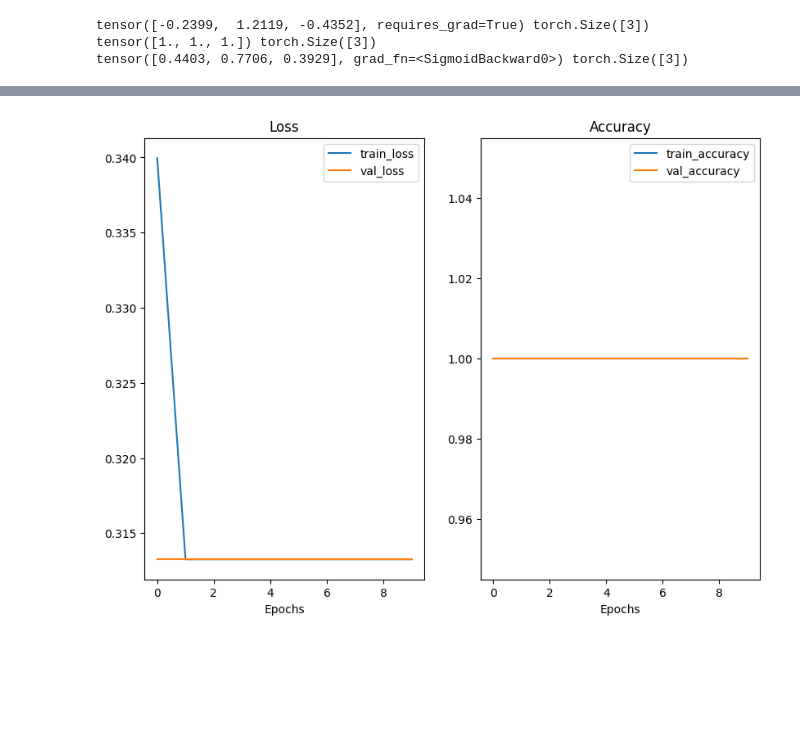
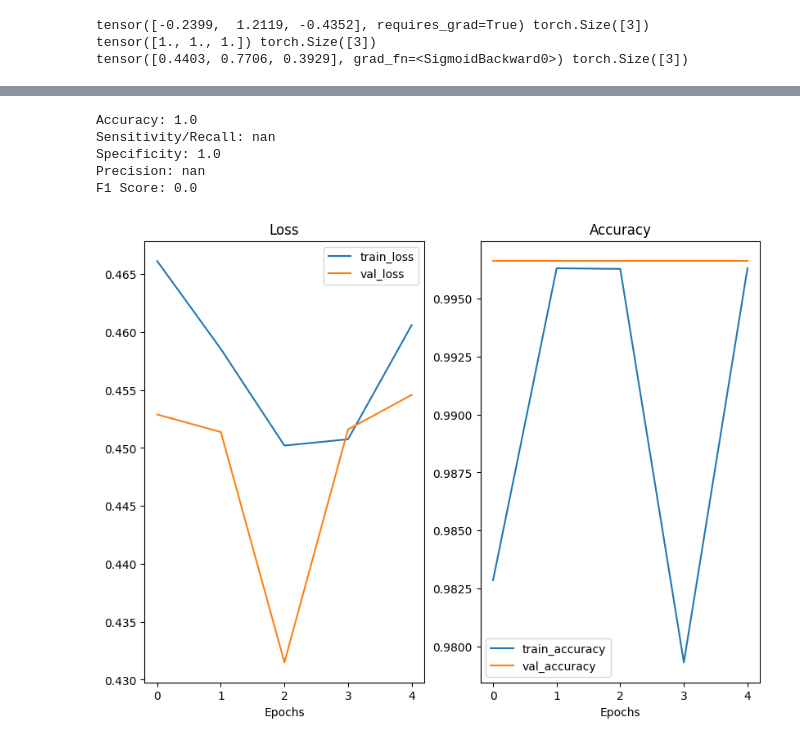
Before and after one commit to upasana-crypto/seizure, a Jupyter notebook: test.ipynb, the cells around one changed output, grey strips where cells are left out. Drawn from its saved outputs; the diff is of its cells as text; code cells hidden in the pictures; blank space fills up the shorter version.

```diff
--- a/test.ipynb
+++ b/test.ipynb
@@ -435,6 +629,6 @@ test_size = int(0.1*len(dataset))
 # %%
 #import numpy as np
 #dataset = np.load(path+'preprocessed_data')
-#train_dataset, val_dataset, test_dataset = data.random_split(dataset,
-                                               #[train_size, val_size, test_size], generator=torch.Generator().manual_seed(42))
+train_dataset, val_dataset = data.random_split(dataset,
+                                               [train_size, val_size], generator=torch.Generator().manual_seed(42))
 # %%
@@ -767,13 +1002,13 @@ def train(model: torch.nn.Module,
           train_dataloader: torch.utils.data.DataLoader,
           val_dataloader: torch.utils.data.DataLoader,
           optimizer: torch.optim.Optimizer,
-          loss_fn: torch.nn.Module = nn.CrossEntropyLoss(weight=torch.FloatTensor([1.0,23.0])),
-          epochs: int = 10):
+          loss_fn: torch.nn.Module = nn.CrossEntropyLoss(weight=torch.FloatTensor([1.0000, 47818/346])),  #[ 1.0000, 47818/346])),    1.000, 257380/835       #weight=torch.FloatTensor([ 1.0000, 66.5922])),
+          epochs: int = 5):
 
     # 2. Create empty results dictionary
     results = {"train_loss": [],
         "train_acc": [],
-        "train_spec": [],
+        #"train_spec": [],
         "val_loss": [],
         "val_acc": [],
         "val_spec": []
@@ -786,9 +1021,10 @@ def train(model: torch.nn.Module,
                                            loss_fn=loss_fn,
                                            optimizer=optimizer)
 
-        val_avg_loss, val_avg_acc, y_true, y_pred = val_step(model=model,
+        val_avg_loss, val_avg_acc, val_avg_spec, y_true, y_pred = val_step(model=model,
             dataloader=val_dataloader,
             loss_fn=loss_fn)
+
 
         # 4. Print out what's happening
         print(
@@ -798,8 +1034,10 @@ def train(model: torch.nn.Module,
            # f"train_spec: {train_avg_spec:.4f} "
             f"val_loss: {val_avg_loss:.4f} | "
             f"val_acc: {val_avg_acc:.4f} |"
-         #   f"val_spec: {val_avg_spec:.4f} "
+            f"val_spec: {val_avg_spec:.4f} "
         )
+
+
 
         # 5. Update results dictionary
         results["train_loss"].append(train_avg_loss)
@@ -807,7 +1045,7 @@ def train(model: torch.nn.Module,
      #   results["train_spec"].append(train_avg_spec)
         results["val_loss"].append(val_avg_loss)
         results["val_acc"].append(val_avg_acc)
-     #   results["val_spec"].append(val_avg_spec)
+        results["val_spec"].append(val_avg_spec)
 
     # 6. Return the filled results at the end of the epochs
     return results
@@ -814,10 +1062,10 @@ def train(model: torch.nn.Module,
 # %%
 from sklearn.model_selection import KFold
 from torch.utils.data import Dataset, DataLoader,TensorDataset,random_split,SubsetRandomSampler, ConcatDataset
-k=10
+k=4
 splits=KFold(n_splits=k,shuffle=True,random_state=42)
-batch_size = 32
-NUM_EPOCHS = 10
+batch_size = 64
+NUM_EPOCHS = 5
 foldperf={}
 
 for fold, (train_idx,val_idx) in enumerate(splits.split(np.arange(len(dataset)))):
@@ -831,14 +1079,16 @@ for fold, (train_idx,val_idx) in enumerate(splits.split(np.arange(len(dataset)))
 
     model = CNN(1024).to(device)
     #weight = torch.FloatTensor([1.0,23.0])
+    weight = torch.FloatTensor([1.0000, 47818/346])    #1.0000, 47818/346])
+    #weight = torch.FloatTensor([1.0, total_duration_nonseizure/total_duration_seizure])
     #weight = torch.FloatTensor([total_duration_seizure/total_duration, total_duration_nonseizure/total_duration])
-    weight = torch.FloatTensor([1/total_duration_nonseizure, 1/total_duration_seizure])
+    #weight = torch.FloatTensor([1/total_duration_nonseizure, 1/total_duration_seizure])
     #weight = weight.type(torch.LongTensor)
     weight = weight.to(device)
     # Setup loss function and optimizer
     #loss_fn = nn.BCELoss(weight = weight)
     loss_fn = nn.CrossEntropyLoss(weight = weight)
-    optimizer = torch.optim.Adam(params=model.parameters(), lr=0.001)
+    optimizer = torch.optim.Adam(params=model.parameters(), lr=0.001) ########FROM 0.001 TO 0.01 DUE TO NAN LOSS VANISHING GRADIENTS#####
     #, betas=(0.9, 0.999))
 
     # Start the timer
@@ -859,6 +1109,6 @@ for fold, (train_idx,val_idx) in enumerate(splits.split(np.arange(len(dataset)))
 
     foldperf['fold{}'.format(fold+1)] = model_results
 
-torch.save(model,'k_cross_CNN2D_4_5.pt')
+#torch.save(model,'k_cross_CNN2D_4_5.pt')
 # %% [output]
 Fold 1
@@ -924,8 +1174,16 @@ def printClassificationPerformanceIndexes(acc, snv, spc, ppv, f1):
     #print('Matthews Correlation Coefficient:', mcc)
     #print('Cohen’s Kappa:', kappa)
 # %%
-acc, snv, spc, ppv, f1 = classificationPerformanceIndexes(y_true, y_pred)
+a= [0, 0, 0,0]
+b = [0,0,0,0]
+acc, snv, spc, ppv, f1 = classificationPerformanceIndexes(a, b)
 printClassificationPerformanceIndexes(acc, snv, spc, ppv, f1)
+# %% [output]
+Accuracy: 1.0
+Sensitivity/Recall: nan
+Specificity: 1.0
+Precision: nan
+F1 Score: 0.0
 # %%
 def plot_loss_curves(results):
   #: Dict[str, List[float]]
@@ -954,11 +1212,11 @@ def plot_loss_curves(results):
     val_accuracy = results['val_acc']
 
     # Get the specificity of the results dictionary (training and test)
-    specificity = results['train_spec']
-    specificity_array= [spec.cpu().numpy() for spec in specificity]
+    #specificity = results['train_spec']
+    #specificity_array= [spec.cpu().numpy() for spec in specificity]
     #print(specificity_array)
     val_specificity = results['val_spec']
-    val_specificity_array = [spec.cpu().numpy() for spec in val_specificity]
+    val_specificity_array = [spec for spec in val_specificity]
     #val_specificity_array = [spec for spec in val_specificity]
 
     # Figure out how many epochs there were
@@ -966,35 +1224,35 @@ def plot_loss_curves(results):
     #print(type(epochs))
     # Setup a plot
     plt.figure(figsize=(15, 7))
 
     # Plot loss
     plt.subplot(1, 3, 1)
     plt.plot(epochs, losses_array, label='train_loss')
     plt.plot(epochs, val_losses_array, label='val_loss')
     plt.title('Loss')
     plt.xlabel('Epochs')
     plt.legend()
 
     # Plot accuracy
     plt.subplot(1, 3, 2)
     plt.plot(epochs, accuracy, label='train_accuracy')
     plt.plot(epochs, val_accuracy, label='val_accuracy')
     plt.title('Accuracy')
     plt.xlabel('Epochs')
     plt.legend()
 
     # Plot specificity
     # plt.subplot(1, 3, 3)
     # plt.plot(epochs, specificity_array, label='train_specificity')
     # plt.plot(epochs, val_specificity_array, label='val_specificity')
     # plt.title('Specificity')
     # plt.xlabel('Epochs')
     # plt.legend()
 
 plot_loss_curves(model_results)
-plt.savefig('model_results_with_class_weights_1_2.png')
+plt.savefig('model_results_with_class_weights_1_2_3_4_5fold.png')
 # %% [output]
-[figure, old version]
+[figure, new version]
 # %%
 # Set random seeds
 torch.manual_seed(42)
```
Also changed, not shown: parts of 36 cells of this notebook.
